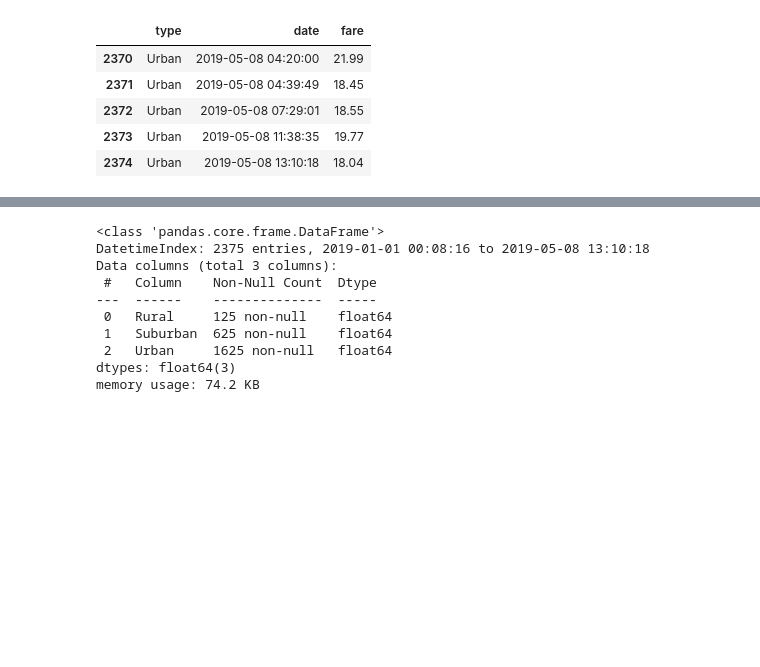
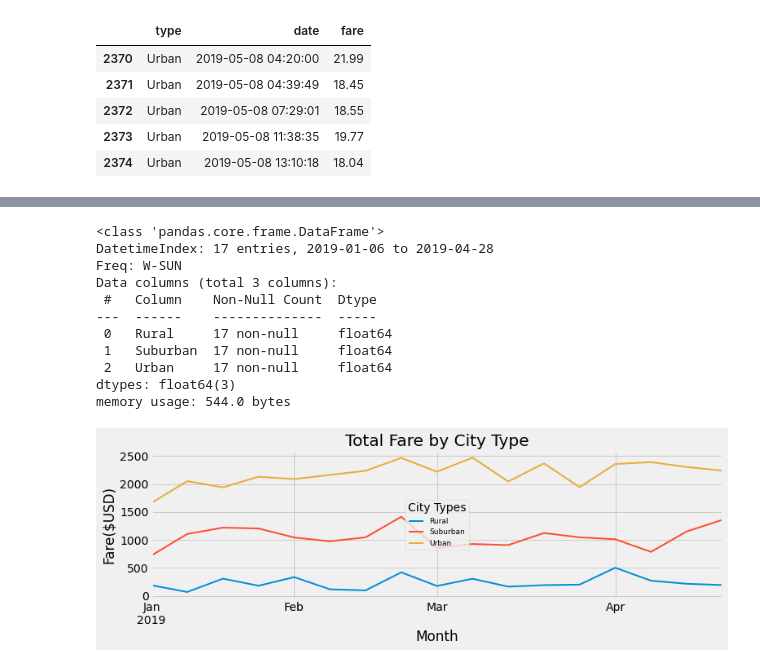
Before and after one commit to nypasha1928/PyBer_Analysis, a Jupyter notebook: PyBer_Challenge.ipynb, the cells around one changed output, grey strips where cells are left out. Saved outputs shown, nothing was run; the diff lists cells and outputs as text; code cells hidden in the pictures; blank space fills up the shorter version.

```diff
--- a/PyBer_Challenge.ipynb
+++ b/PyBer_Challenge.ipynb
@@ -180,11 +180,6 @@ pyber_fares_sum_df.tail(10)
 # %%
 # 5. Create a new DataFrame from the pivot table DataFrame using loc on the given dates, '2019-01-01':'2019-04-29'.
-datefilter = (pyber_fares_sum_df["date"] == "2019-01-01") & (pyber_fares_sum_df["date"] == "2019-04-29")
 
-pyber_pivot_table_df = pd.DataFrame(pyber_fares_sum_df.loc[datefilter])
-
-pyber_pivot_table_df.head()
-#student_count_THS = school_data_complete_df.loc[((school_data_complete_df["school_name"] == "Thomas High School")
-        #                                         & (school_data_complete_df["grade"] != "9th"), "Student ID")].count()
-#student_count_THS
+pyber_fares_sum_df = pyber_fares_sum_df.loc["2019-01-01":"2019-04-29"]
+pyber_fares_sum_df.head(10)
 # %% [output]
@@ -199,14 +205,15 @@ pyber_fares_sum_df.index = pd.to_datetime(pyber_fares_sum_df.index)
 pyber_fares_sum_df.info()
 # %% [output]
 <class 'pandas.core.frame.DataFrame'>
-DatetimeIndex: 2375 entries, 2019-01-01 00:08:16 to 2019-05-08 13:10:18
+DatetimeIndex: 17 entries, 2019-01-06 to 2019-04-28
+Freq: W-SUN
 Data columns (total 3 columns):
  #   Column    Non-Null Count  Dtype
 ---  ------    --------------  -----
- 0   Rural     125 non-null    float64
- 1   Suburban  625 non-null    float64
- 2   Urban     1625 non-null   float64
+ 0   Rural     17 non-null     float64
+ 1   Suburban  17 non-null     float64
+ 2   Urban     17 non-null     float64
 dtypes: float64(3)
-memory usage: 74.2 KB
+memory usage: 544.0 bytes
 # %%
 # 8. Create a new DataFrame using the "resample()" function by week 'W' and get the sum of the fares for each week.
@@ -216,7 +221,25 @@ memory usage: 74.2 KB
 # %%
 # 8. Using the object-oriented interface method, plot the resample DataFrame using the df.plot() function.
 
 # Import the style from Matplotlib.
 from matplotlib import style
 # Use the graph style fivethirtyeight.
-style.use('fivethirtyeight')
+plt.style.use('fivethirtyeight')
+
+pyber_fares_sum_df.plot(figsize=(11, 4), linewidth=2)
+plt.xlabel("Month")
+plt.ylabel("Fare($USD)")
+plt.title("Total Fare by City Type")
+plt.grid(True)
+plt.legend(fontsize="9", loc="center", title="City Types")
+
+
+
+# save the figure.
+plt.tight_layout()
+plt.savefig("analysis\Pyber_Challenge.png")
+
+# show the plot.
+plt.show()
+# %% [output]
+[figure, added]
```
Also changed, not shown: parts of 3 cells of this notebook, 1 other file.
